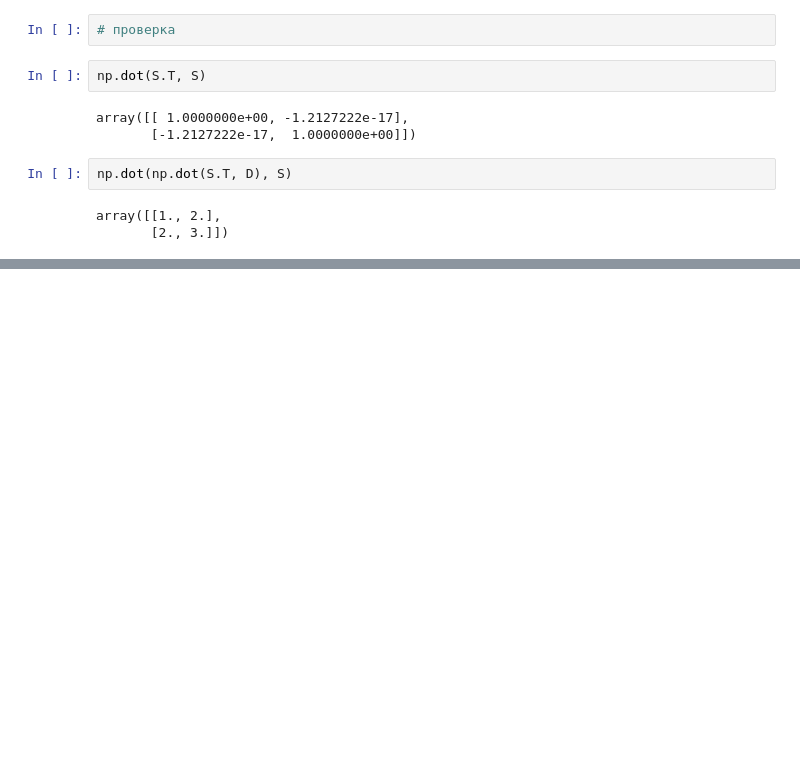
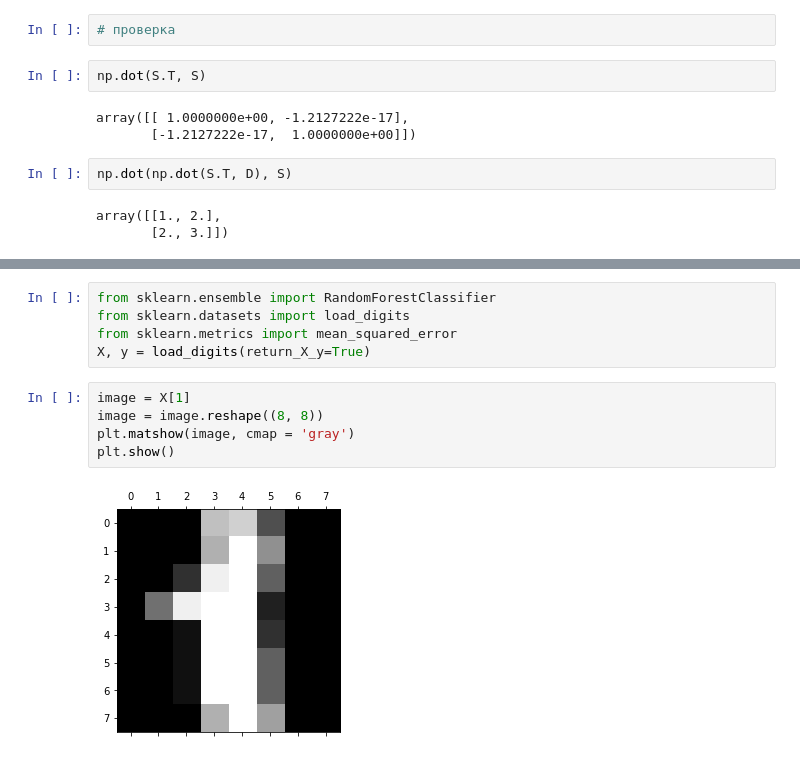
Before and after one commit to LeonardCherepanov/MDS-3, a Jupyter notebook: # 3.ipynb, the cells around one changed output, grey strips where cells are left out. Drawn from its saved outputs; the diff is of its cells as text; blank space fills up the shorter version.

```diff
--- a/# 3.ipynb
+++ b/# 3.ipynb
@@ -150,0 +147,12 @@ array([[1., 2.],
+# %%
+from sklearn.ensemble import RandomForestClassifier
+from sklearn.datasets import load_digits
+from sklearn.metrics import mean_squared_error
+X, y = load_digits(return_X_y=True)
+# %%
+image = X[1]
+image = image.reshape((8, 8))
+plt.matshow(image, cmap = 'gray')
+plt.show()
+# %% [output]
+[figure, added]
```
Also changed, not shown: parts of 21 cells of this notebook.
